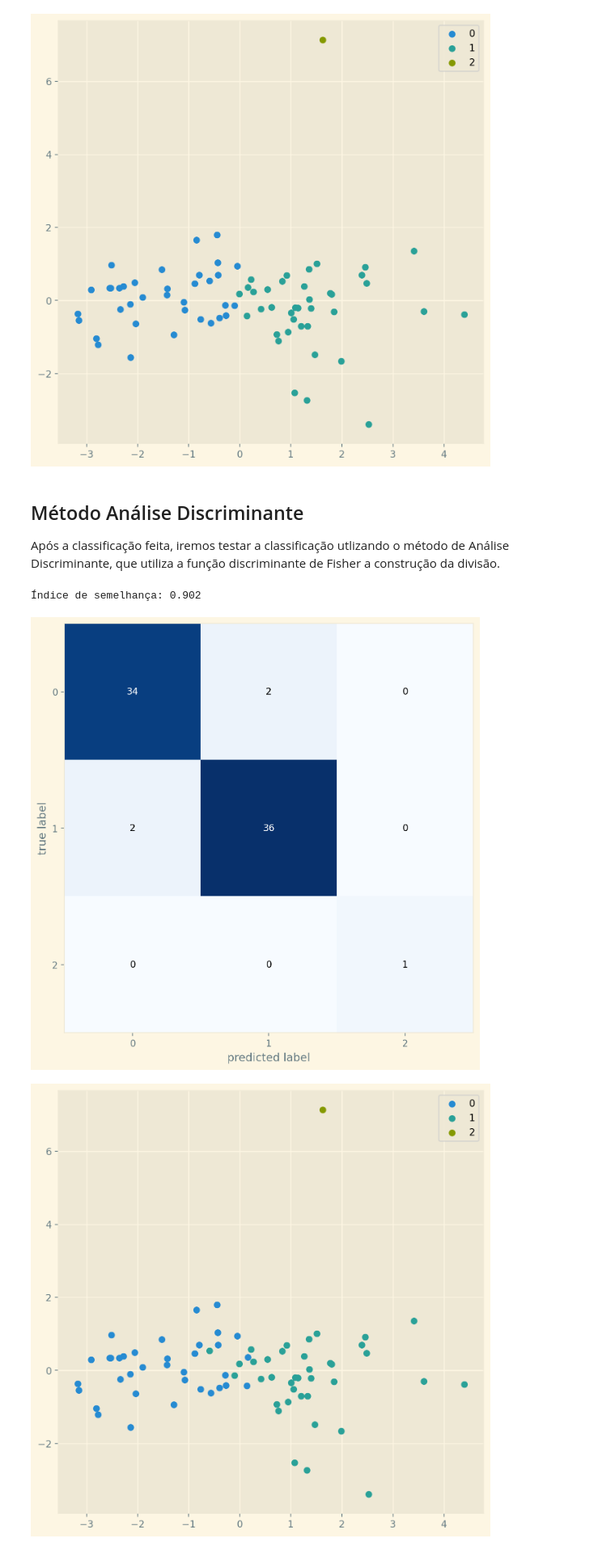
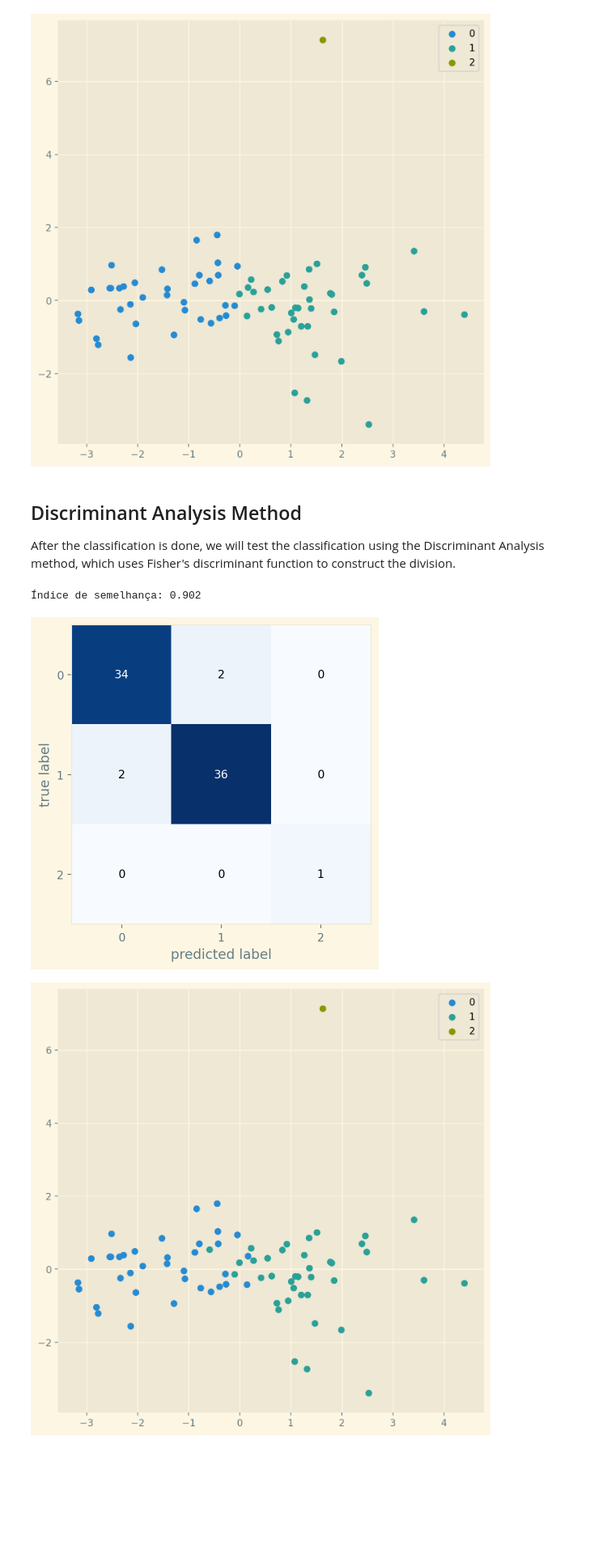
Before and after one commit to filmateus/Tranporte_Publico, a Jupyter notebook: Cluster_public_transportation.ipynb, the cells around one changed output. Shown at 81% size. Saved outputs shown, nothing was run; the diff lists cells and outputs as text; code cells hidden in the pictures; blank space fills up the shorter version.

```diff
--- a/Cluster_public_transportation.ipynb
+++ b/Cluster_public_transportation.ipynb
@@ -68,0 +60,3 @@ Identificamos que o número de grupos eficiente é 3.
+# %%
+routes = routes(22)
+routes
@@ -123,7 +133,13 @@ Para entender melhor a divisão, temos a quantidade de elementos por grupo.
 # %%
+# model with 3 groups
 kmeans_sel = KMeans(init= "k-means++", n_clusters=3, n_init = 100, random_state=4).fit(routes_norm)
-routes["Cluster"] = kmeans_sel.labels_
-routes['Cluster'].value_counts().to_frame()
+
+def n_groups():
+    n = routes["Cluster"] = kmeans_sel.labels_
+    n = routes['Cluster'].value_counts().to_frame()
+    return n
+
+n_groups()
 # %% [output]
 |  | Cluster |
 | 1 | 38 |
@@ -157,34 +171,31 @@ graphic_cluster()
 # %% [output]
 [figure]
-# %% [markdown]
-## Método Análise Discriminante
-
-Após a classificação feita, iremos testar a classificação utlizando o método de Análise Discriminante, que utiliza a função discriminante de Fisher a construção da divisão.
+# %% [markdown]
+## Discriminant Analysis Method
+
+After the classification is done, we will test the classification using the Discriminant Analysis method, which uses Fisher's discriminant function to construct the division.
 # %%
-from sklearn.discriminant_analysis import LinearDiscriminantAnalysis
-from sklearn.model_selection import RepeatedStratifiedKFold, cross_val_score
-from sklearn.metrics import confusion_matrix
-from mlxtend.plotting import plot_confusion_matrix
+def discrmint():
+    X = routes.iloc[:, 1:6].values
+    y = routes['Cluster']
+    model_discriminant = LinearDiscriminantAnalysis().fit(X,y)
+    cv = RepeatedStratifiedKFold(n_splits=10, n_repeats=3, random_state=4)
+    scores = cross_val_score(model_discriminant, X, y, scoring = 'accuracy', cv = cv, n_jobs = -1)
+    print(f"Índice de semelhança: {np.mean(scores).round(3)}")
+    y_pred = model_discriminant.predict(X)
+    return y_pred
 
-X = routes.iloc[:, 1:6].values
-y = routes['Cluster']
-model_discriminant = LinearDiscriminantAnalysis().fit(X,y)
-cv = RepeatedStratifiedKFold(n_splits=10, n_repeats=3, random_state=4)
-scores = cross_val_score(model_discriminant, X, y, scoring = 'accuracy', cv = cv, n_jobs = -1)
-print(f"Índice de semelhança: {np.mean(scores).round(3)}")
-y_pred = model_discriminant.predict(X)
-
+y_pred = discrmint()
 
 def disc_analyses():
-    matriz2 = confusion_matrix(y_true=y, y_pred=y_pred)
-    fig, ax = plot_confusion_matrix(conf_mat = matriz2)
-    fig.set_size_inches(8,8)
+    matriz2 = confusion_matrix(y_true=routes['Cluster'], y_pred=y_pred)
+    fig = plot_confusion_matrix(conf_mat = matriz2)
     plt.show()
 
 disc_analyses()
 # %% [output]
 Índice de semelhança: 0.902
-[figure, old version]
+[figure, new version]
 # %%
 def graphic_disc():
     labels_disc = y_pred
```
Also changed, not shown: parts of 28 cells of this notebook, 1 other file.
